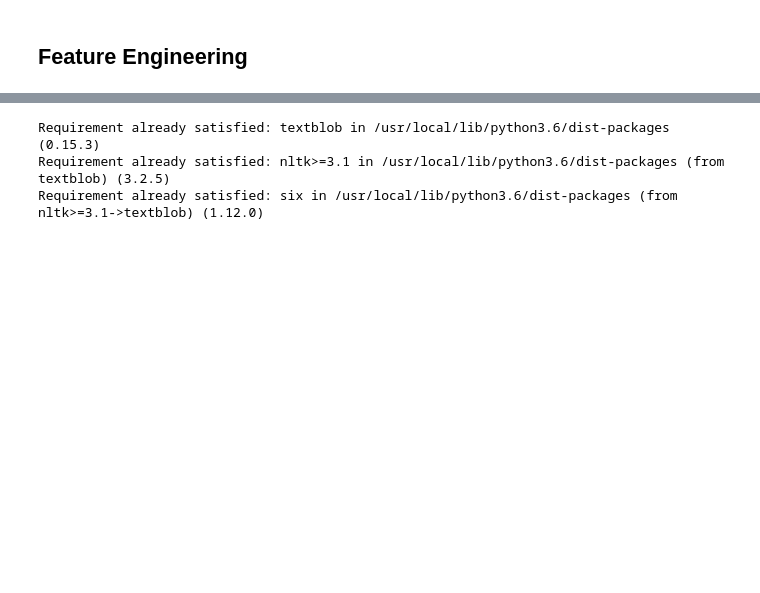
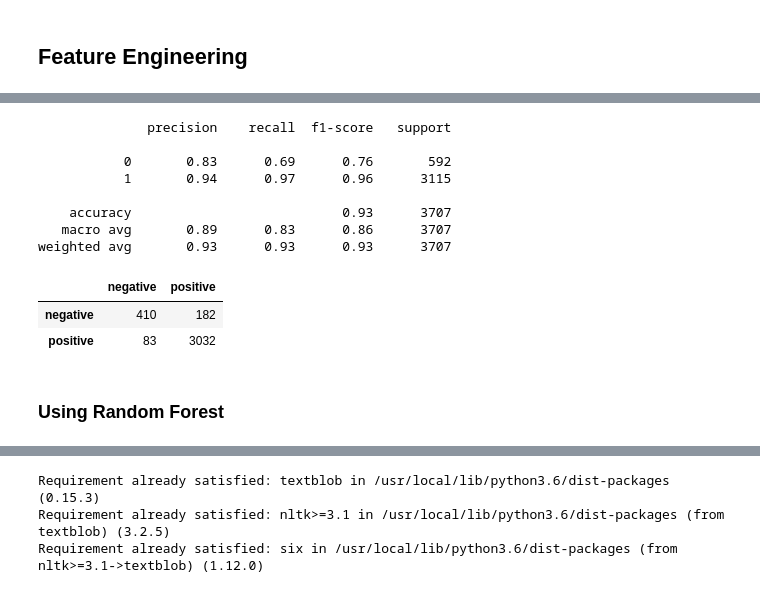
Before and after one commit to alexprabu/hackathon---submission_inceptez, a Jupyter notebook: SentimentAnalysis/Sentiment_Analysis.ipynb, the cells around one changed output, grey strips where cells are left out. Saved outputs shown, nothing was run; the diff lists cells and outputs as text; code cells hidden in the pictures; blank space fills up the shorter version.

Commit message:
Feature Engineering done and Modeling using LR, Random Forest, Deep Learning, Deep Neural Networks and Feature Engineering with Word Embeddings

```diff
--- a/SentimentAnalysis/Sentiment_Analysis.ipynb
+++ b/SentimentAnalysis/Sentiment_Analysis.ipynb
@@ -384,2 +392,17 @@ norm_train_reviews[0]
 # %% [markdown]
 ## Feature Engineering
+# %%
+%%time
+
+from sklearn.feature_extraction.text import CountVectorizer, TfidfVectorizer
+
+# build BOW features on train reviews
+cv = CountVectorizer(binary=False, min_df=5, max_df=1.0, ngram_range=(1,2))
+
+cv_train_features = cv.fit_transform(norm_train_reviews)
+
+
+# build TFIDF features on train reviews
+tv = TfidfVectorizer(use_idf=True, min_df=5, max_df=1.0, ngram_range=(1,2),
+                     sublinear_tf=True)
+tv_train_features = tv.fit_transform(norm_train_reviews)
@@ -385,0 +412,6 @@ norm_train_reviews[0]
+# %%
+%%time
+
+# transform test reviews into features
+cv_test_features = cv.transform(norm_test_reviews)
+tv_test_features = tv.transform(norm_test_reviews)
@@ -385,0 +431,14 @@ norm_train_reviews[0]
+# %%
+%%time
+
+# Logistic Regression model on BOW features
+from sklearn.linear_model import LogisticRegression
+
+# instantiate model
+lr = LogisticRegression(penalty='l2', max_iter=500, C=1, solver='lbfgs', random_state=42)
+
+# train model
+lr.fit(cv_train_features, train_sentiments)
+
+# predict on test data
+lr_bow_predictions = lr.predict(cv_test_features)
@@ -385,0 +448,20 @@ norm_train_reviews[0]
+# %%
+from sklearn.metrics import confusion_matrix, classification_report
+
+labels = ['negative', 'positive']
+print(classification_report(test_sentiments, lr_bow_predictions))
+pd.DataFrame(confusion_matrix(test_sentiments, lr_bow_predictions), index=labels, columns=labels)
+# %% [output]
+              precision    recall  f1-score   support
+
+           0       0.83      0.69      0.76       592
+           1       0.94      0.97      0.96      3115
+
+    accuracy                           0.93      3707
+   macro avg       0.89      0.83      0.86      3707
+weighted avg       0.93      0.93      0.93      3707
+|  | negative | positive |
+| negative | 410 | 182 |
+| positive | 83 | 3032 |
+# %% [markdown]
+### Using Random Forest
```
Also changed, not shown: parts of 49 cells of this notebook.
